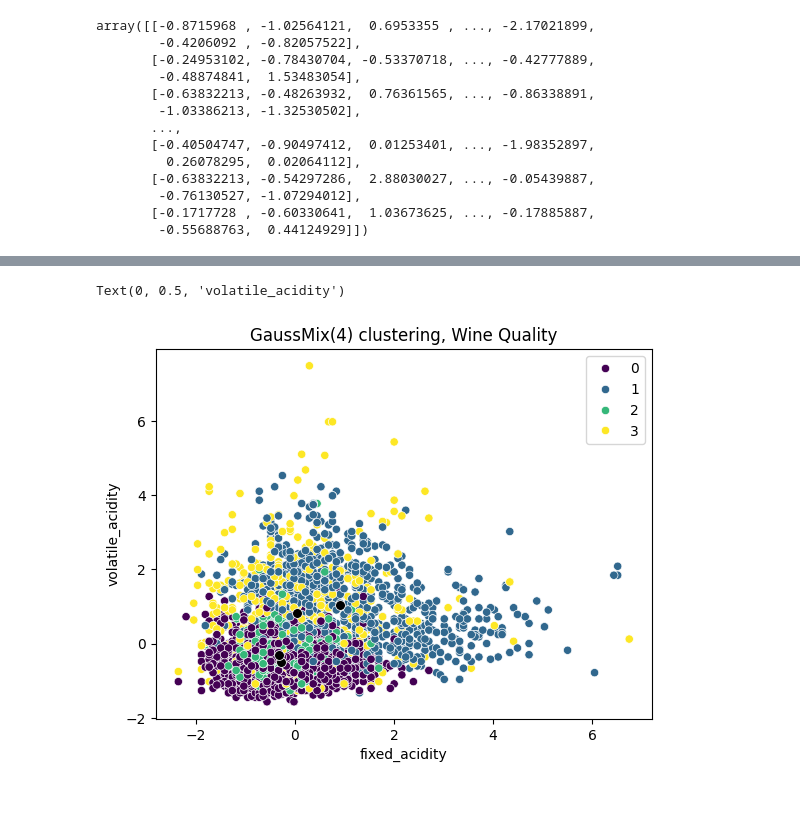
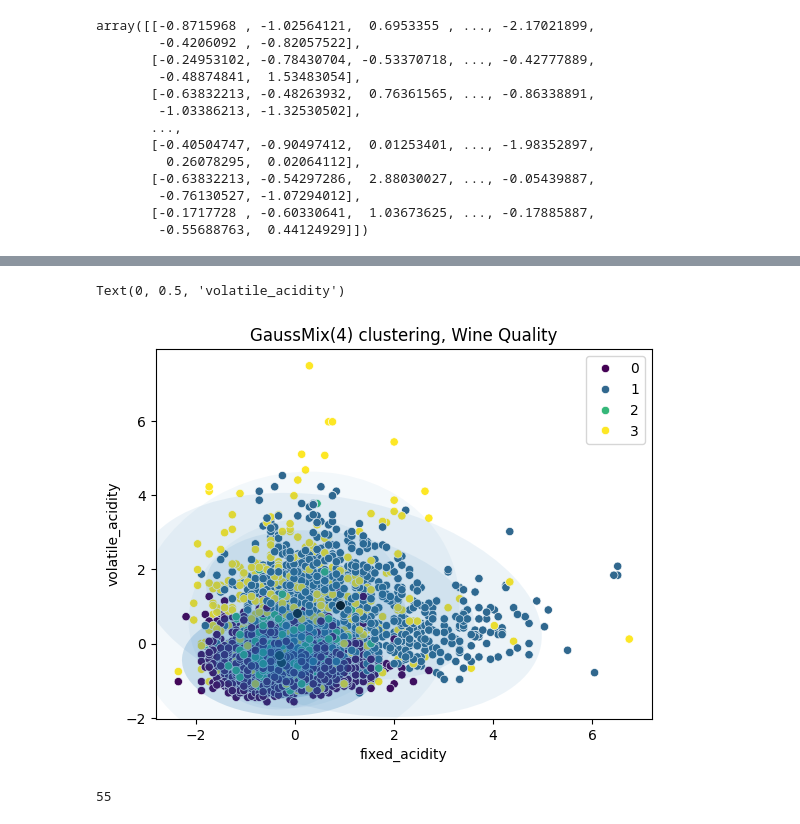
Before and after one commit to PavanKB/PS_3, a Jupyter notebook: exp_max_wine_quality.ipynb, the cells around one changed output, grey strips where cells are left out. Saved outputs shown, nothing was run; the diff lists cells and outputs as text; code cells hidden in the pictures.

Commit message:
Added more plots

```diff
--- a/exp_max_wine_quality.ipynb
+++ b/exp_max_wine_quality.ipynb
@@ -122,7 +122,7 @@ means = clus_pipeline.named_steps['model'].means_
 covariances = clus_pipeline.named_steps['model'].covariances_
 weights = clus_pipeline.named_steps['model'].weights_
 
-w_factor = 0.4 / weights.max()
+w_factor = 0.2 / weights.max()
 # %% [output]
 (5197,)
 # %%
@@ -142,3 +142,7 @@ array([[-0.8715968 , -1.02564121,  0.6953355 , ..., -2.17021899,
         -0.76130527, -1.07294012],
        [-0.1717728 , -0.60330641,  1.03673625, ..., -0.17885887,
         -0.55688763,  0.44124929]])
+# %%
+# Get two components cov for plotting
+covariances_2 = covariances[:, 0:2, 0:2]
+covariances_2
@@ -145,14 +161,20 @@ array([[-0.8715968 , -1.02564121,  0.6953355 , ..., -2.17021899,
 # %%
 fig, ax = plt.subplots()
 sns.scatterplot(x=X_std[:,0], y=X_std[:,1], hue=label, palette='viridis', ax=ax)
 sns.scatterplot(x=means[:,0], y=means[:,1], color='black', s=50, marker='o', ax=ax)
 
-# for pos, covar, w in zip(means, covariances, weights):
-#         draw_ellipse(pos, covar, alpha=w * w_factor)
+for pos, covar, w in zip(means, covariances_2, weights):
+        draw_ellipse(pos, covar, alpha=w * w_factor)
 
 ax.set_title("GaussMix(4) clustering, Wine Quality")
 ax.set_xlabel("fixed_acidity")
 ax.set_ylabel("volatile_acidity")
 # %% [output]
 Text(0, 0.5, 'volatile_acidity')
-[figure, old version]
+[figure, new version]
+# %%
+from itertools import combinations
+combs = list(combinations(range(0, X_train.shape[1]), 2))
+len(combs)
+# %% [output]
+55
```
Also changed, not shown: parts of 2 cells of this notebook, 3 other files.
